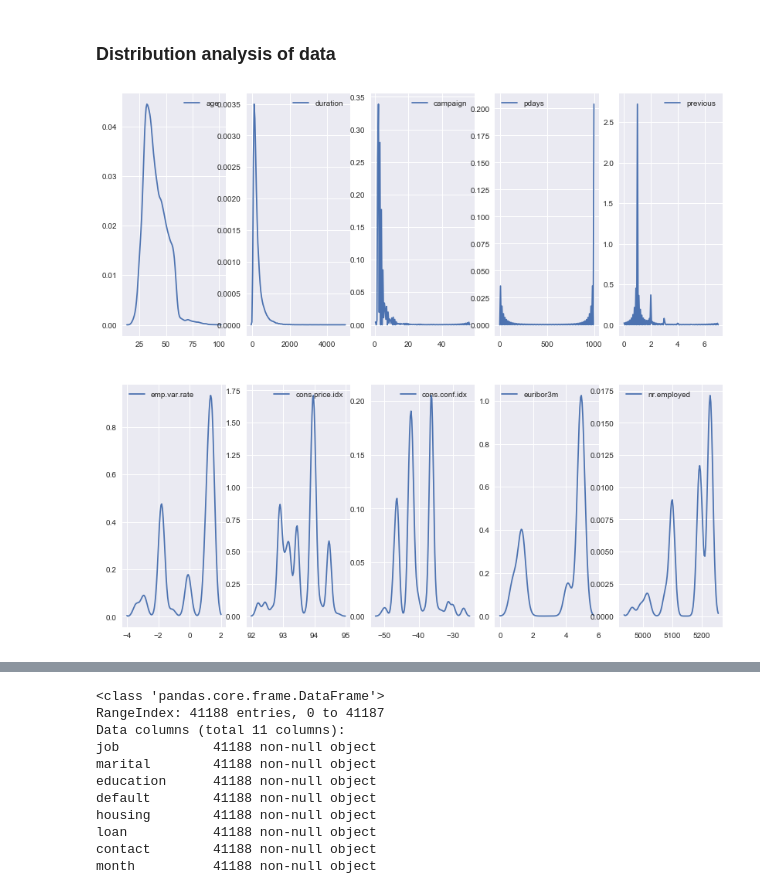
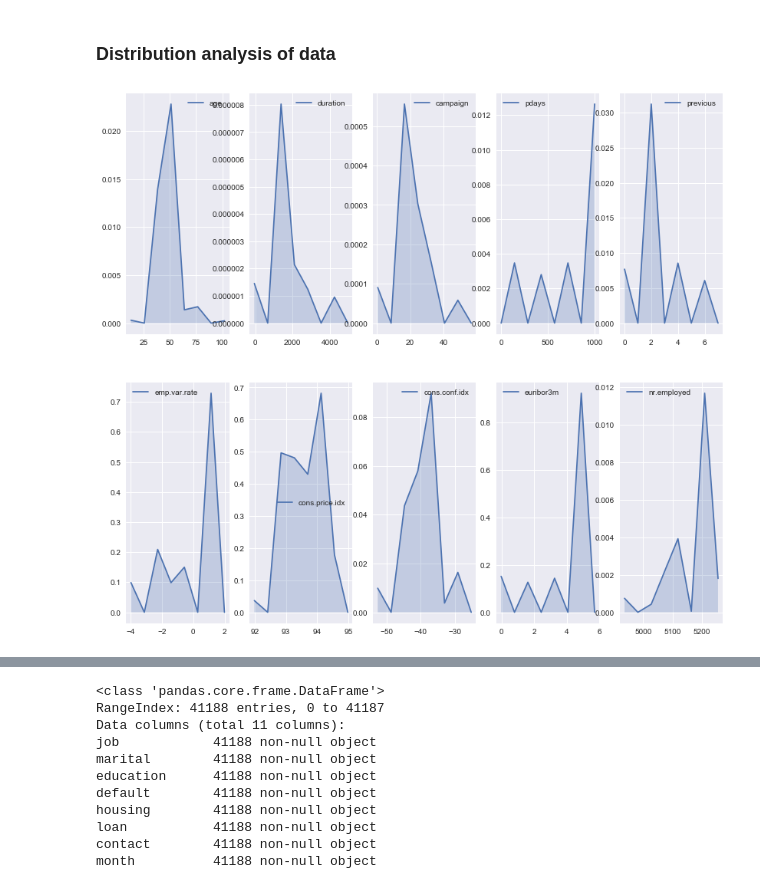
Before and after one commit to Geek-ubaid/Portugese-bank-campaign, a Jupyter notebook: Codefiles/Portugese bank campaign.ipynb, the cells around one changed output, grey strips where cells are left out. Drawn from its saved outputs; the diff is of its cells as text; code cells hidden in the pictures.

```diff
--- a/Codefiles/Portugese bank campaign.ipynb
+++ b/Codefiles/Portugese bank campaign.ipynb
@@ -141,10 +136,10 @@ bootstrap_plot(file_numeric['nr.employed'])
 # %%
 fig = plt.subplots(2,5,figsize=(18,12))
 ax = plt.gca()
 for i in range(1,11):
     plt.subplot(2,5,i)
-    sns.kdeplot(file_numeric.iloc[:,i-1])
+    sns.kdeplot(file_numeric.iloc[:,i-1],shade=True,gridsize=6)
     plt.subplots_adjust(bottom=0.1,right=0.8,top=0.9,left=0.2)
 plt.show()
 # %% [output]
-[figure, old version]
+[figure, new version]
```
Also changed, not shown: parts of 49 cells of this notebook.
